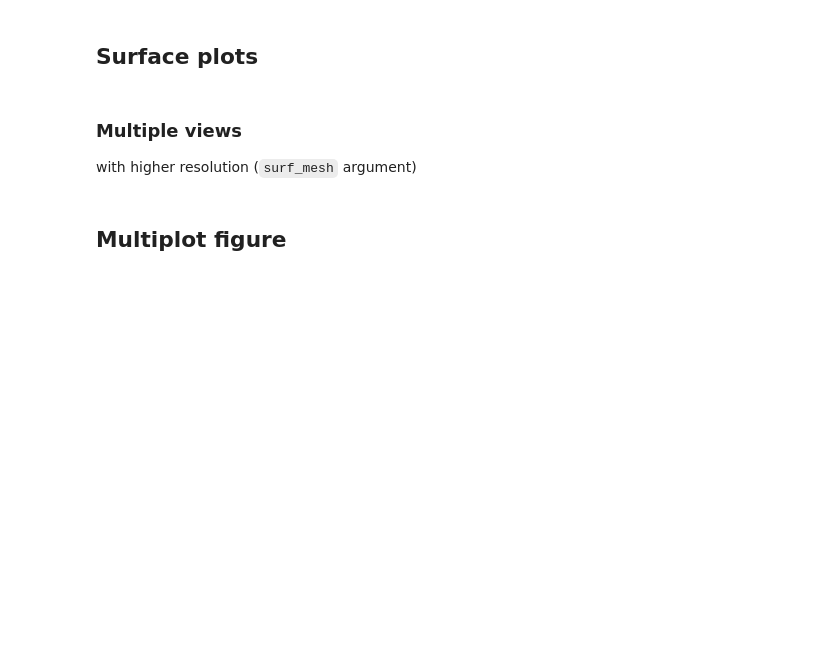
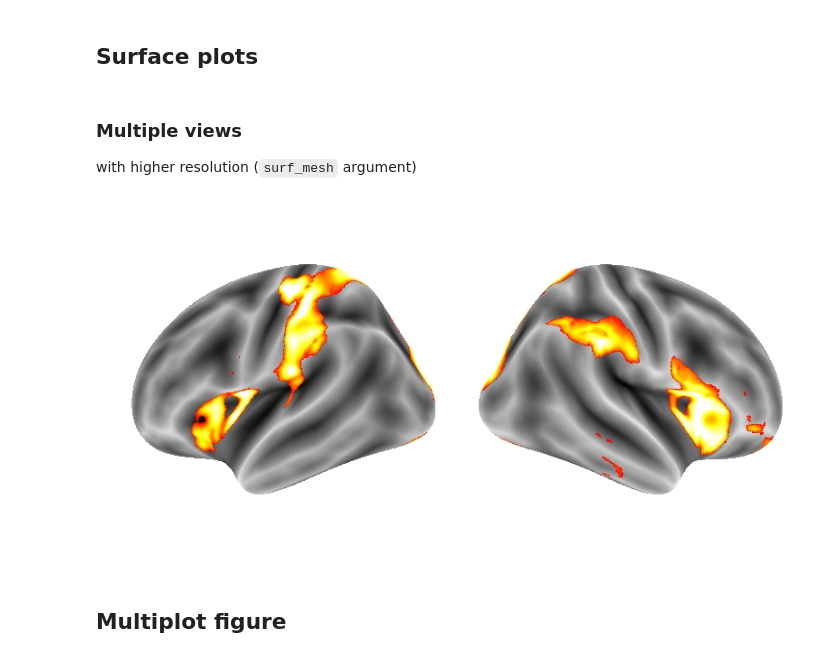
Before and after one commit to dominikpegler/tewa2-neuroimaging, a Jupyter notebook: assignments/group/Group assignment.ipynb, the cells around one changed output. Drawn from its saved outputs; the diff is of its cells as text; code cells hidden in the pictures; blank space fills up the shorter version.

```diff
--- a/assignments/group/Group assignment.ipynb
+++ b/assignments/group/Group assignment.ipynb
@@ -384,16 +413,24 @@ with higher resolution (`surf_mesh` argument)
 # %%
 fig, ax = plotting.plot_img_on_surf(
     thresholded_map_pos,
     surf_mesh=big_fsaverage,
     views=["lateral"],
     hemispheres=["left", "right"],
     threshold=threshold,
     colorbar=False,
     inflate=True,
     vmax=10,
 )
 
-fig.savefig("figure_surface_02.png", pad_inches=0, bbox_inches="tight")
+fig.savefig(
+    "figure_surface_02.png",
+    pad_inches=0,
+    bbox_inches="tight",
+    dpi=300,
+    transparent=True,
+)
+# %% [output]
+[figure, added]
 # %% [markdown]
 ## Multiplot figure
 # %%
```
Also changed, not shown: parts of 35 cells of this notebook.
